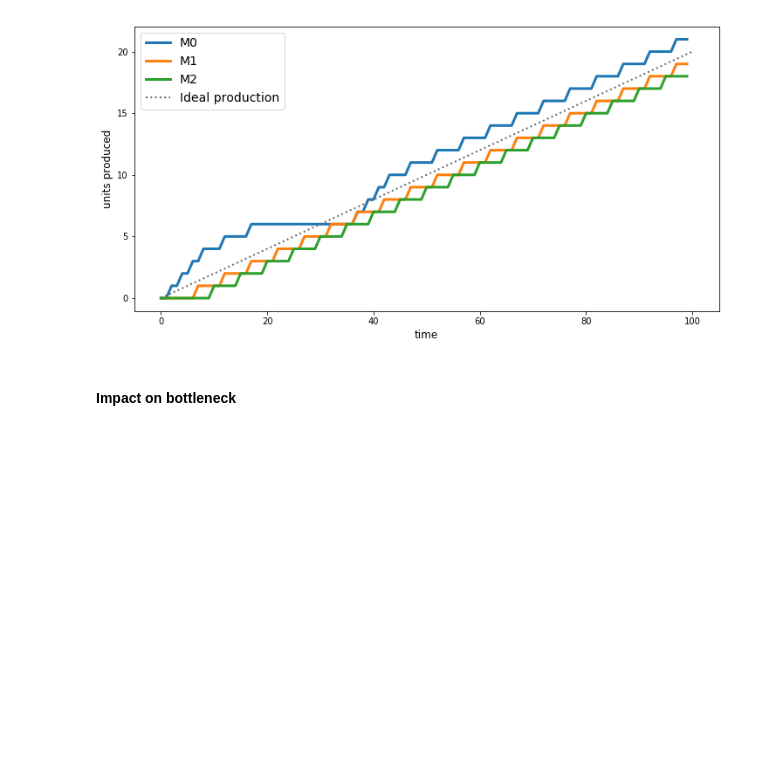
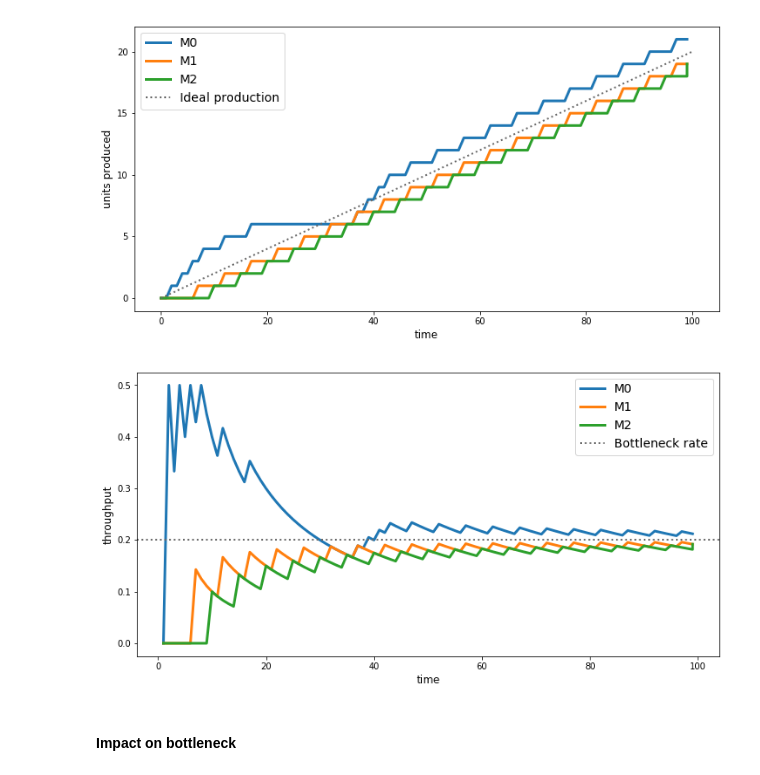
Before and after one commit to m-hoff/simantha, a Jupyter notebook: maintsim/demo.ipynb, the cells around one changed output. Saved outputs shown, nothing was run; the diff lists cells and outputs as text; code cells hidden in the pictures; blank space fills up the shorter version.

```diff
--- a/maintsim/demo.ipynb
+++ b/maintsim/demo.ipynb
@@ -175,6 +177,10 @@ Simulation complete in 0.20s
 plot_production(sys4)
 # %% [output]
 [figure]
+# %%
+plot_throughput(sys4)
+# %% [output]
+[figure, added]
 # %% [markdown]
 #### Impact on bottleneck
 # %%
```
Also changed, not shown: parts of 17 cells of this notebook, 1 other file.
